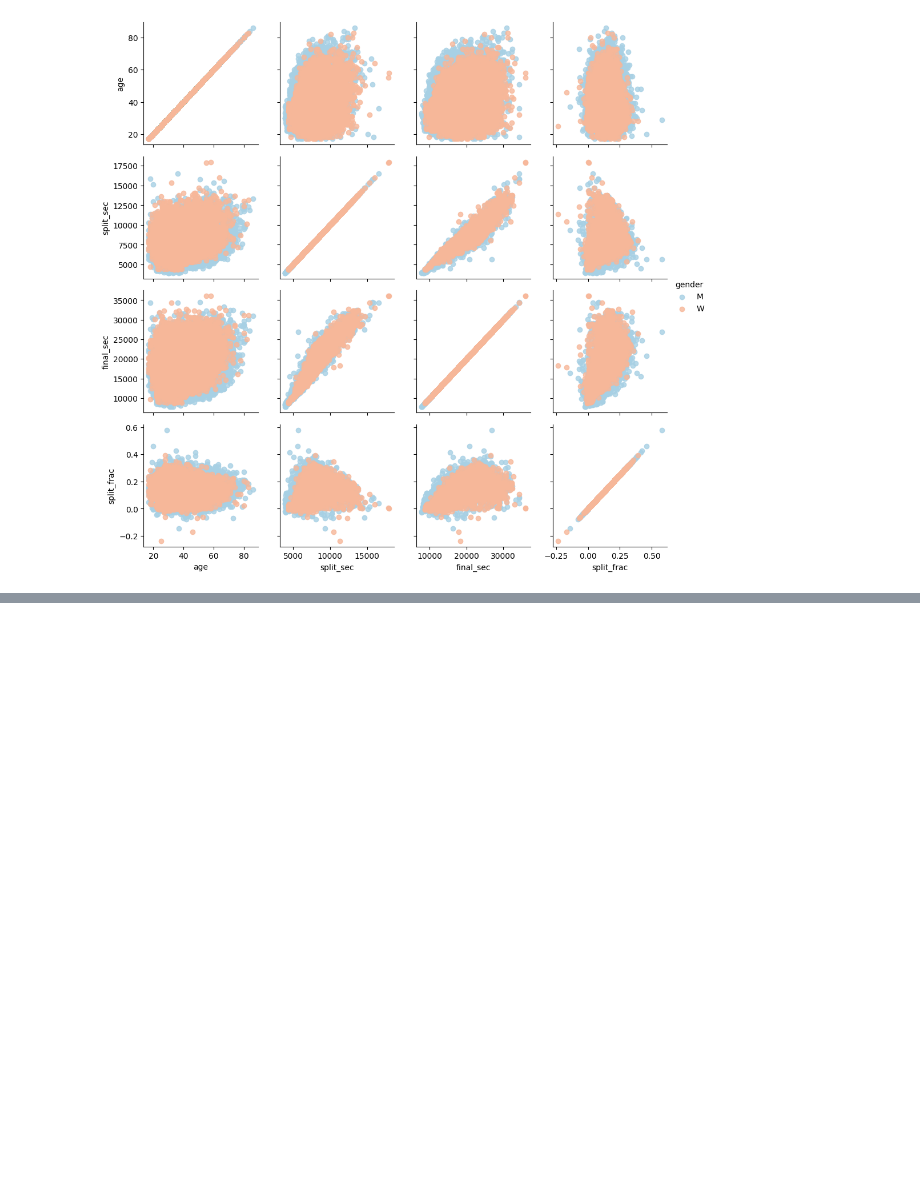
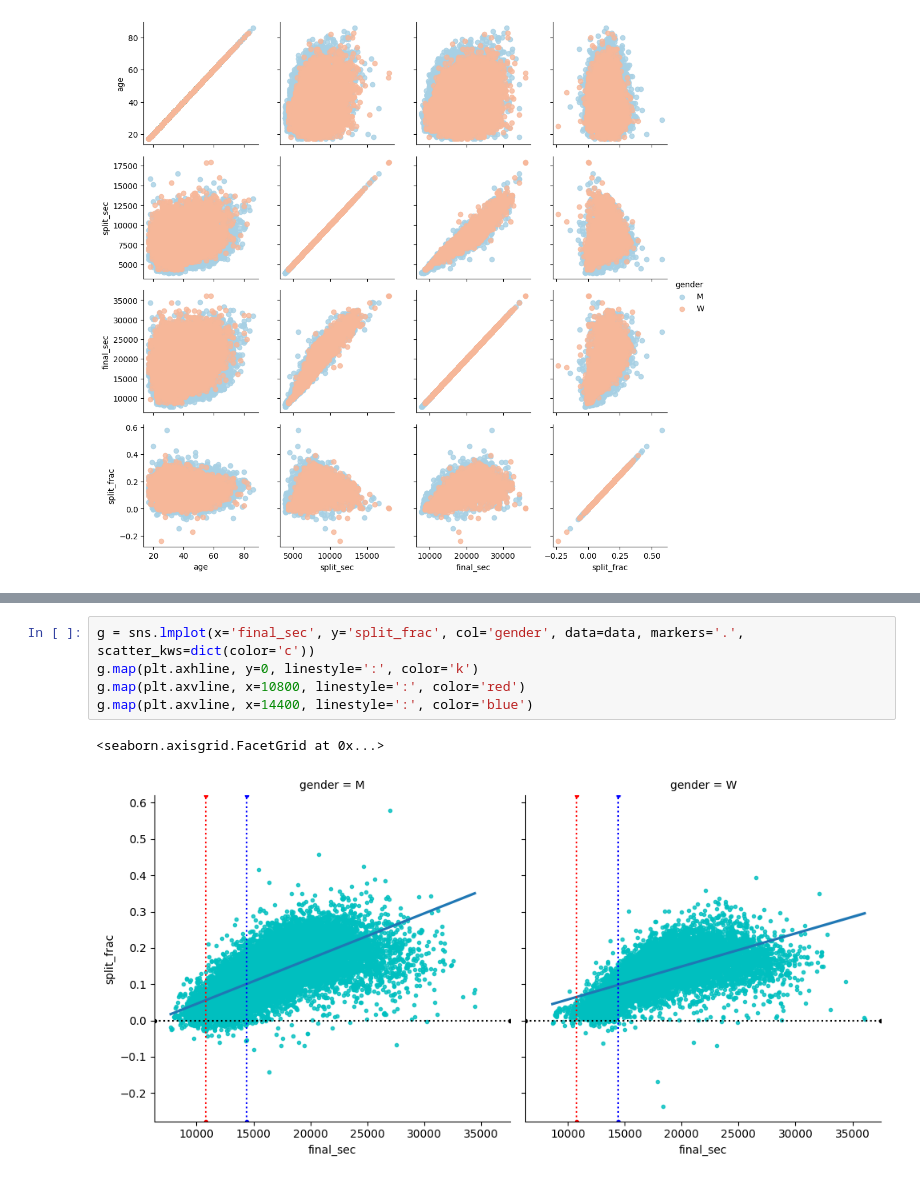
Before and after one commit to aytekin827/marathon_analysis, a Jupyter notebook: analysis.ipynb, the cells around one changed output, grey strips where cells are left out. Saved outputs shown, nothing was run; the diff lists cells and outputs as text; blank space fills up the shorter version.

```diff
--- a/analysis.ipynb
+++ b/analysis.ipynb
@@ -99,0 +130,8 @@ plt.show()
+# %%
+g = sns.lmplot(x='final_sec', y='split_frac', col='gender', data=data, markers='.', scatter_kws=dict(color='c'))
+g.map(plt.axhline, y=0, linestyle=':', color='k')
+g.map(plt.axvline, x=10800, linestyle=':', color='red')
+g.map(plt.axvline, x=14400, linestyle=':', color='blue')
+# %% [output]
+<seaborn.axisgrid.FacetGrid at 0x...>
+[figure, added]
```
Also changed, not shown: parts of 4 cells of this notebook.
